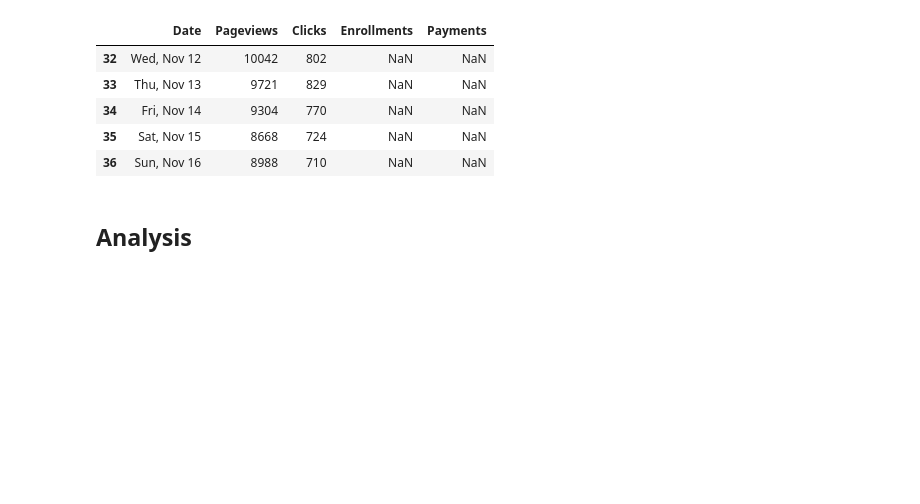
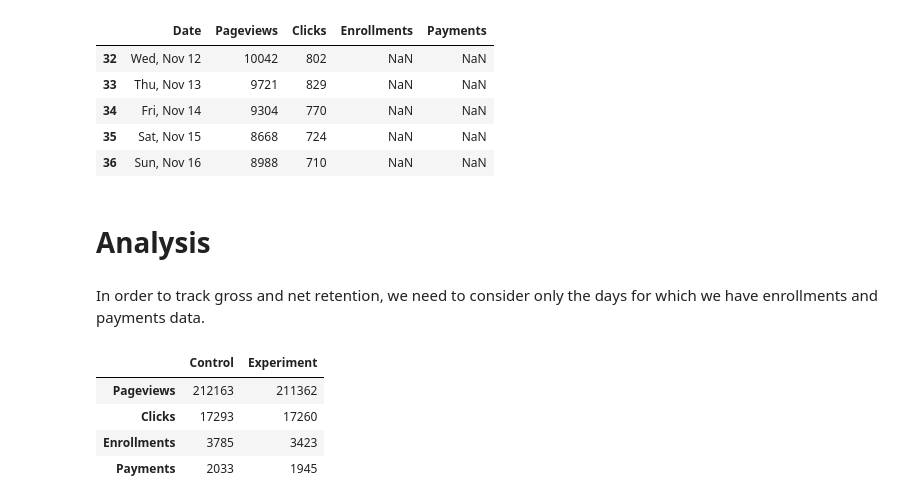
Before and after one commit to rmondini/udacity-AB-testing, a Jupyter notebook: main.ipynb, the cells around one changed output. Saved outputs shown, nothing was run; the diff lists cells and outputs as text; code cells hidden in the pictures; blank space fills up the shorter version.

```diff
--- a/main.ipynb
+++ b/main.ipynb
@@ -198,4 +232,12 @@ experiment_df.tail()
 | 35 | Sat, Nov 15 | 8668 | 724 | NaN | NaN |
 | 36 | Sun, Nov 16 | 8988 | 710 | NaN | NaN |
 # %% [markdown]
-## Analysis
+# Analysis
+# %% [markdown]
+In order to track gross and net retention, we need to consider only the days for which we have enrollments and payments data.
+# %%
+final_control_df = control_df[control_df['Enrollments'].notnull()]
+final_experiment_df = experiment_df[experiment_df['Enrollments'].notnull()]
+
+# final_control_df = control_df.copy()
+# final_experiment_df = experiment_df.copy()
@@ -201,0 +247,10 @@ experiment_df.tail()
+# %%
+# join on index
+final_results_df = pd.DataFrame.join(final_control_summary_df,final_experiment_summary_df)
+final_results_df
+# %% [output]
+|  | Control | Experiment |
+| Pageviews | 212163 | 211362 |
+| Clicks | 17293 | 17260 |
+| Enrollments | 3785 | 3423 |
+| Payments | 2033 | 1945 |
```
Also changed, not shown: parts of 47 cells of this notebook.
